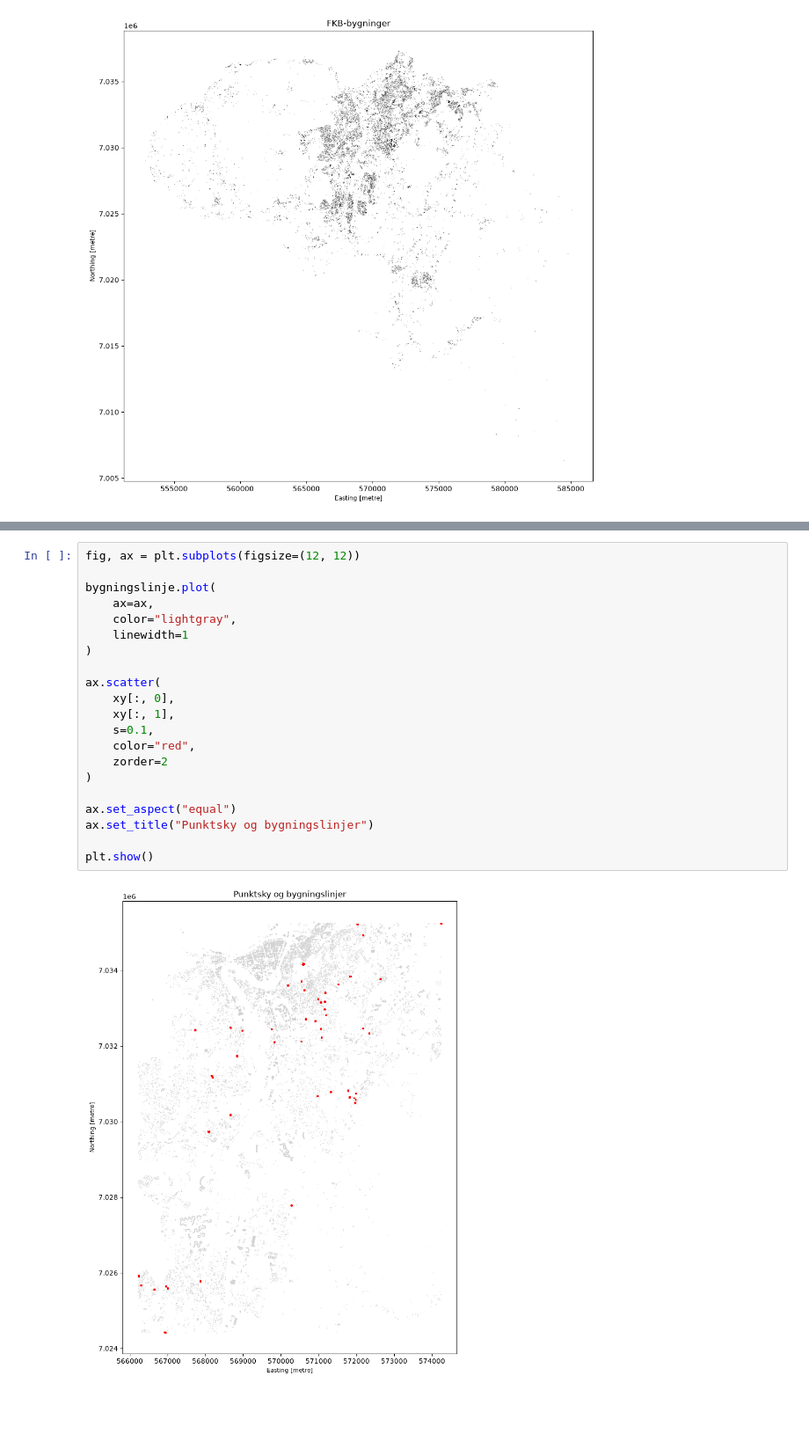
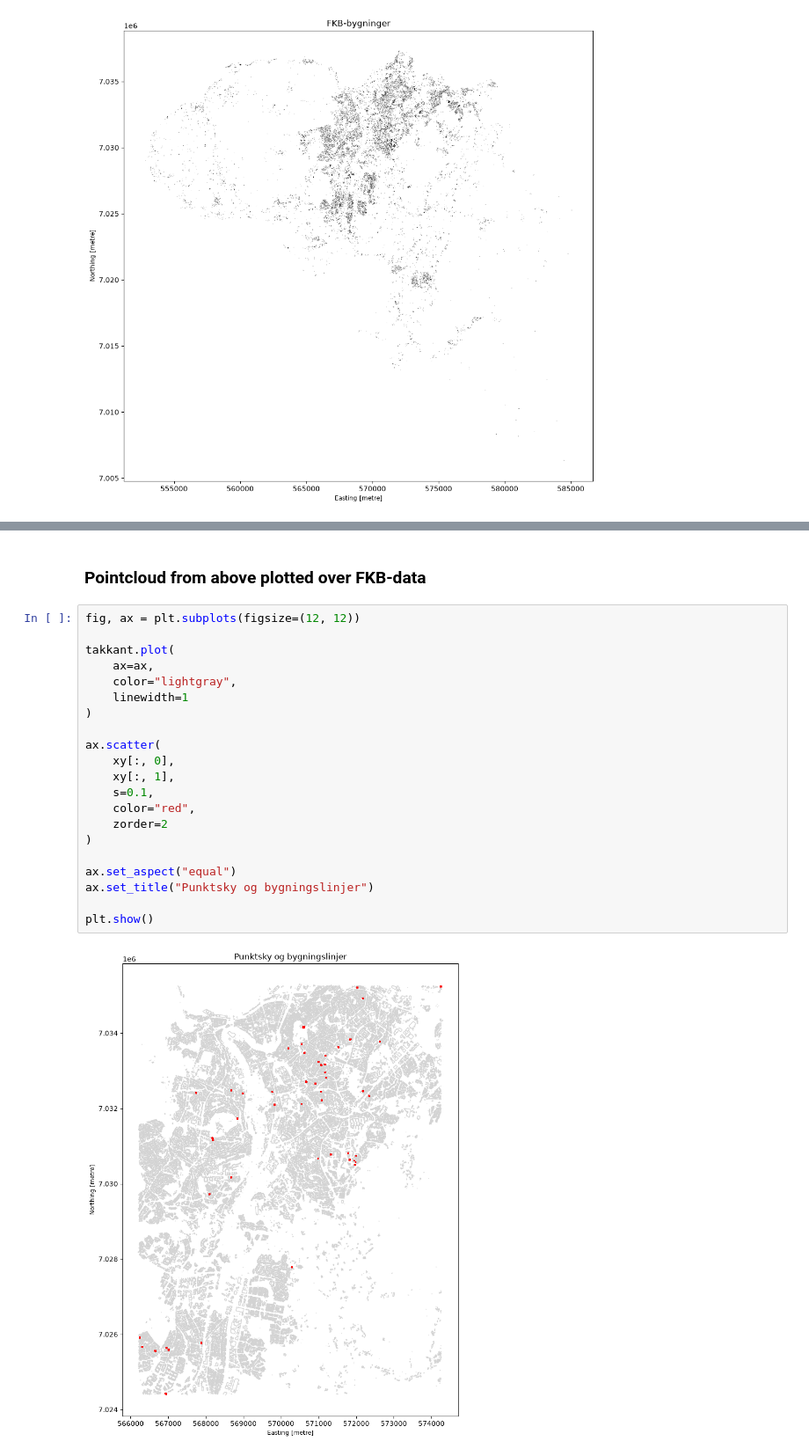
Before and after one commit to Eliashaa/TBA4251-3D-modeling, a Jupyter notebook: exploration.ipynb, the cells around one changed output, grey strips where cells are left out. Shown at 88% size. Drawn from its saved outputs; the diff is of its cells as text; blank space fills up the shorter version.

```diff
--- a/exploration.ipynb
+++ b/exploration.ipynb
@@ -207,26 +210,28 @@ print("Bygningslinje:", len(bygningslinje))
 Takkant: 147394
 Mønelinje: 61484
 Bygningslinje: 45893
+# %% [markdown]
+<h3>Pointcloud from above plotted over FKB-data</h3>
 # %%
 fig, ax = plt.subplots(figsize=(12, 12))
 
-bygningslinje.plot(
+takkant.plot(
     ax=ax,
     color="lightgray",
     linewidth=1
 )
 
 ax.scatter(
     xy[:, 0],
     xy[:, 1],
     s=0.1,
     color="red",
     zorder=2
 )
 
 ax.set_aspect("equal")
 ax.set_title("Punktsky og bygningslinjer")
 
 plt.show()
 # %% [output]
-[figure, old version]
+[figure, new version]
```
Also changed, not shown: parts of 6 cells of this notebook.
